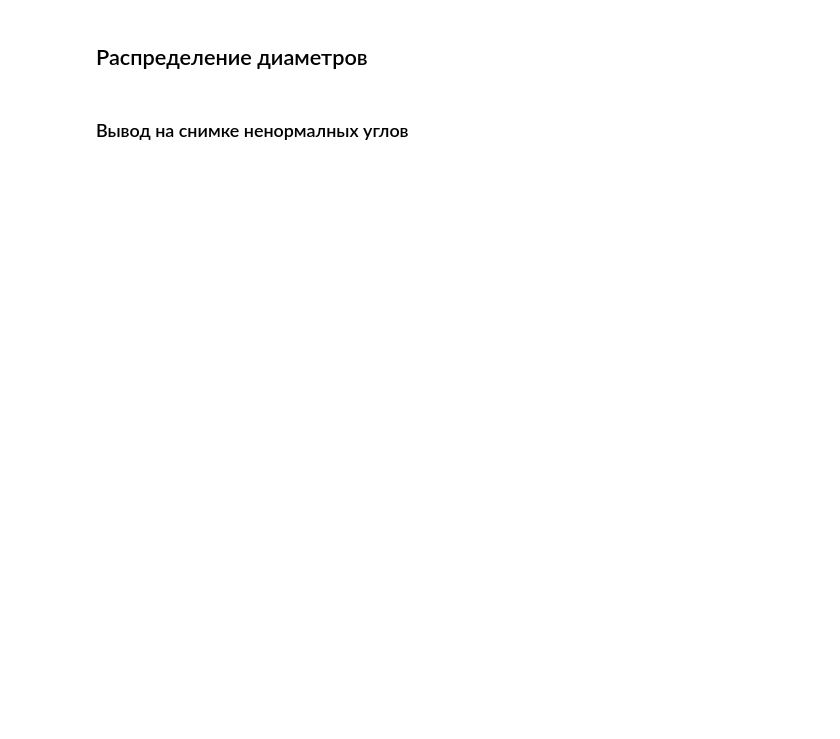
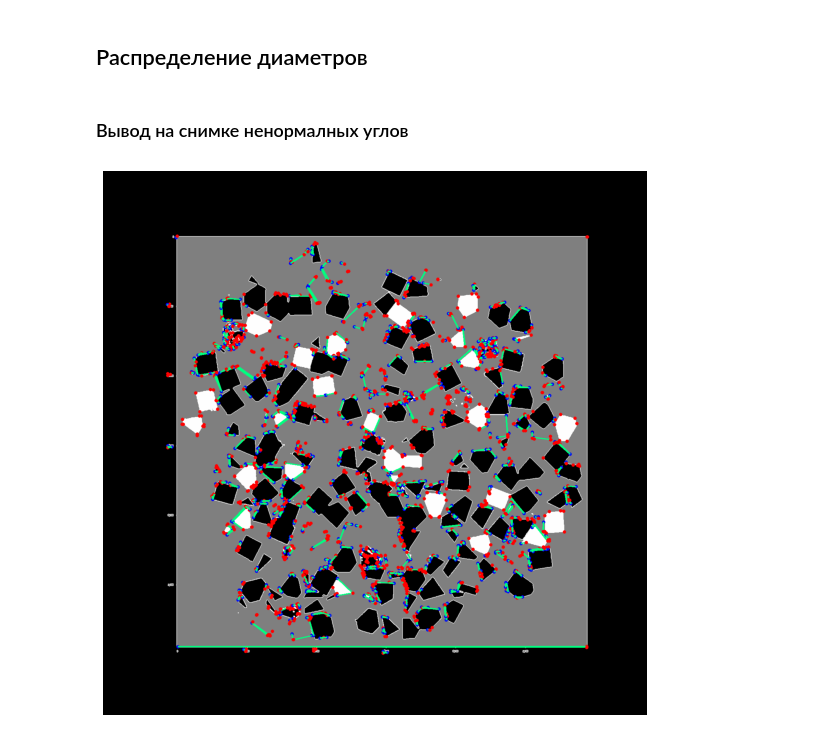
Before and after one commit to dkagramanyan/WC-Co_computer_vision, a Jupyter notebook: cv/angles_beams.ipynb, the cells around one changed output. Drawn from its saved outputs; the diff is of its cells as text; code cells hidden in the pictures; blank space fills up the shorter version.

```diff
--- a/cv/angles_beams.ipynb
+++ b/cv/angles_beams.ipynb
@@ -48,39 +48,6 @@ from radio_beam.commonbeam import getMinVolEllipse
 
 from src.utils import grainPreprocess, grainShow, grainMark, grainDraw, grainApprox, grainStats, grainMorphology, grainGenerate
 from src.cfg import CfgAnglesNames, CfgBeamsNames, CfgDataset
-# %%
-folder_path = '../data/dataset_cleaned'
-new_folder_path = '../data/dataset_left_orig'
-
-folders = os.listdir(folder_path)
-
-# создает папку для обработанных фотографий
-if not os.path.exists(new_folder_path):
-    os.mkdir(new_folder_path)
-
-# создает папку для каждого класса фотографий
-for folder in folders:
-    if not os.path.exists(new_folder_path + '/' + folder):
-        os.mkdir(new_folder_path + '/' + folder)
-
-for i, folder in enumerate(folders):
-    images_names = os.listdir(folder_path + '/' + folder)
-    for i, name in enumerate(images_names):
-        if 'hdr' not in name:
-            image = io.imread(folder_path + '/' + folder + '/' + name)
-            image_combined = grainPreprocess.combine(image, h=144)
-            height, width = image_combined.shape
-            img1 = image_combined[:height // 2, :width // 2]
-            img2 = image_combined[:height // 2, width // 2:]
-            img3 = image_combined[height // 2:, :width // 2]
-            img4 = image_combined[height // 2:, width // 2:]
-            # image_resized = transform.resize(image_combined, (512,512),preserve_range=True).astype(np.uint8)
-
-            io.imsave(new_folder_path + '/' + folder + '/' + name , image_combined)
-            # io.imsave(new_folder_path + '/' + folder + '/' + name[:-5] + '_1' + name[-5:], img1)
-            # io.imsave(new_folder_path + '/' + folder + '/' + name[:-5] + '_2' + name[-5:], img2)
-            # io.imsave(new_folder_path + '/' + folder + '/' + name[:-5] + '_3' + name[-5:], img3)
-            # io.imsave(new_folder_path + '/' + folder + '/' + name[:-5] + '_4' + name[-5:], img4)
 # %%
 def img_load_preprocess(path, img_names, h=150, k=1):
     imgs = []
@@ -459,10 +454,12 @@ def draw_edges(image, tol=3, border_eps=5):
     return img,angles
 # %%
 # img=io.imread('../data/dataset_4x/Ultra_Co8/Ultra_Co8-001_1.jpeg')
-i = 40
-img = np.load('../data/saved np/images_4x_preprocess.npy')[0, i]
+i = 0
+img = np.load('data/artif.npy')[1, i]
 tol = 3
 border_eps=5
 im,angles = draw_edges(img, tol,border_eps)
-io.imsave(f'малые углы_fix_borders.png', im)
+io.imsave(f'low_angles_artif.png', im)
 grainShow.img_show(im, 10, cmap='gray')
+# %% [output]
+[figure, added]
```
Also changed, not shown: parts of 5 cells of this notebook, 3 other files.
